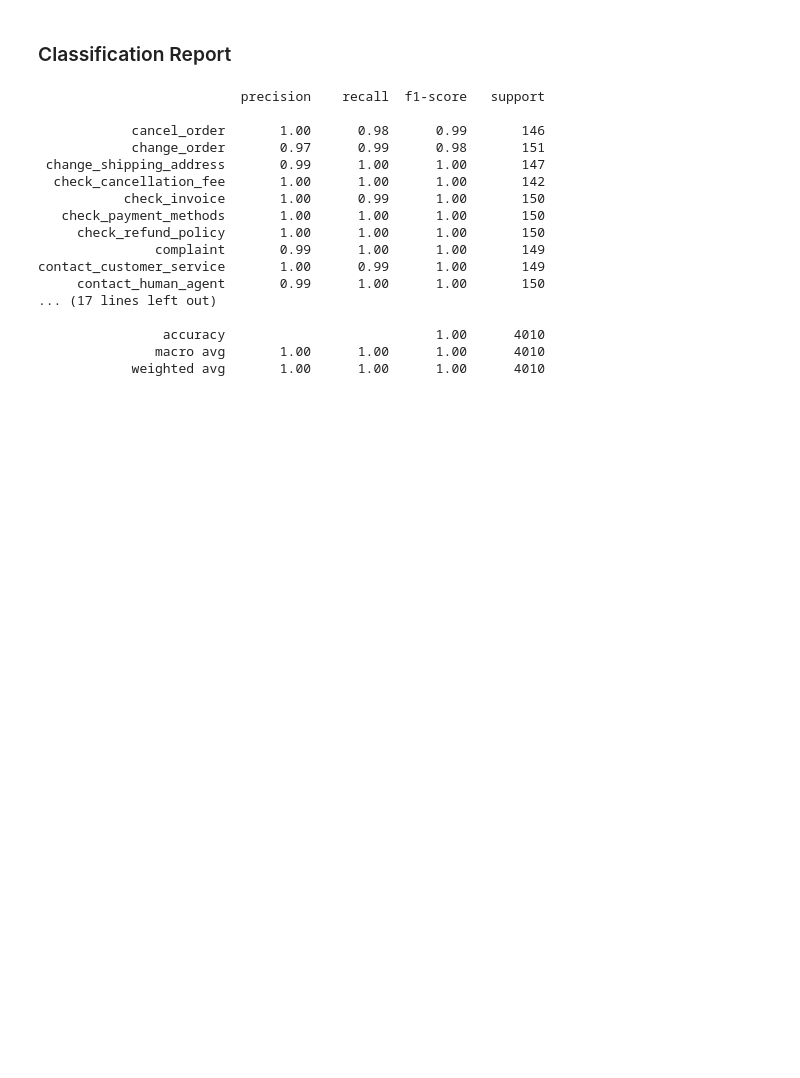
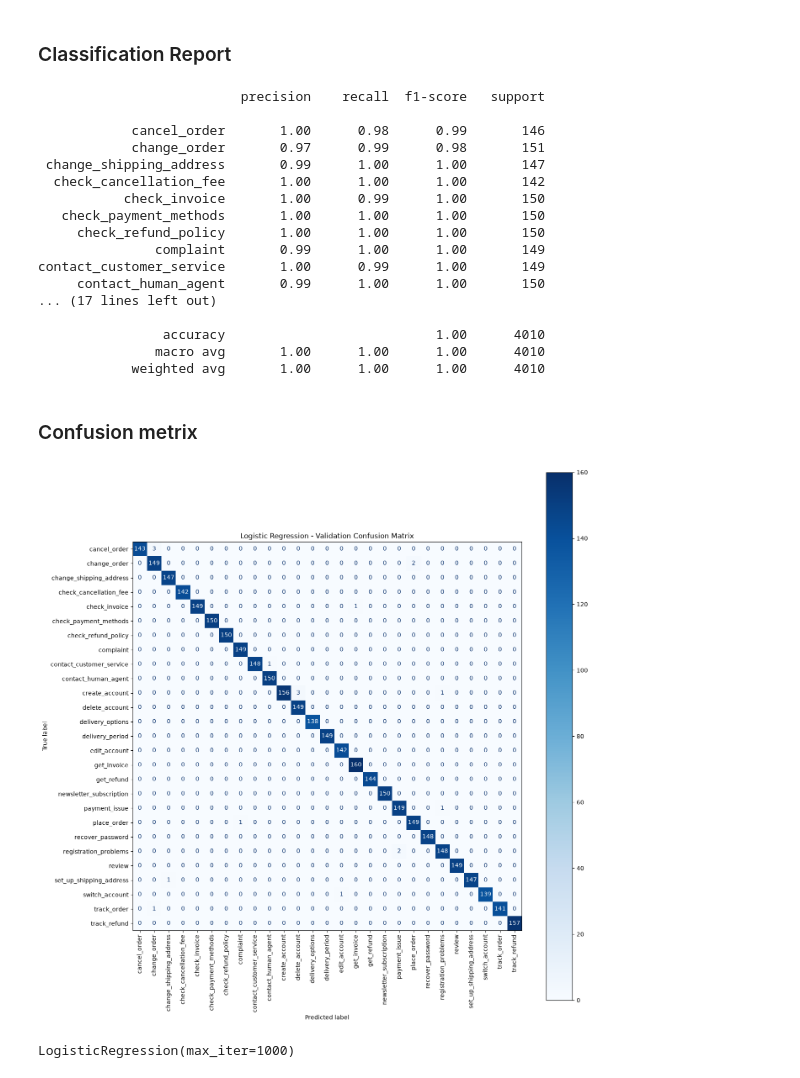
Before and after one commit to ribhupramanik/ResolveAI, a Jupyter notebook: notebooks/02_baseline_models.ipynb, the cells around one changed output. Cells and saved outputs as stored; diff of their text form; code cells hidden in the pictures; blank space fills up the shorter version.

Commit message:
Plot the confusion matrix

```diff
--- a/notebooks/02_baseline_models.ipynb
+++ b/notebooks/02_baseline_models.ipynb
@@ -154,3 +154,32 @@ contact_customer_service       1.00      0.99      1.00       149
                 accuracy                           1.00      4010
                macro avg       1.00      1.00      1.00      4010
             weighted avg       1.00      1.00      1.00      4010
+# %% [markdown]
+### Confusion metrix
+# %%
+fig, ax = plt.subplots(
+  figsize=(14, 14)
+)
+
+ConfusionMatrixDisplay.from_predictions(
+  y_val,
+  y_val_pred,
+  xticks_rotation=90,
+  ax=ax,
+  cmap="Blues"
+)
+
+plt.title(
+  "Logistic Regression - Validation Confusion Matrix"
+)
+
+plt.tight_layout()
+
+plt.show()
+# %% [output]
+[figure, added]
+# %%
+TfidfVectorizer()
+LogisticRegression(max_iter=1000)
+# %% [output]
+LogisticRegression(max_iter=1000)
```
